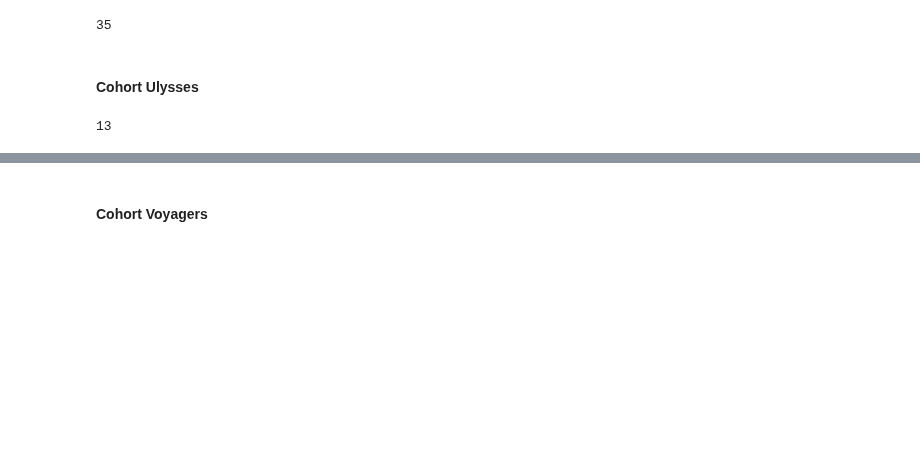
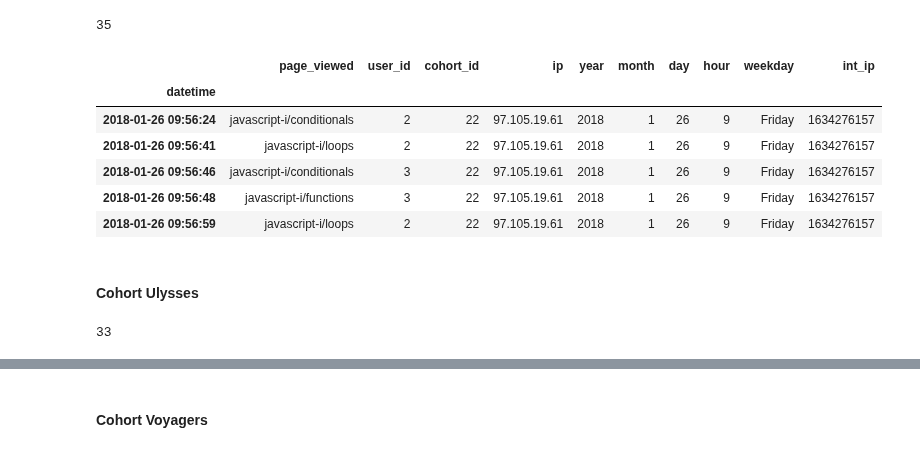
Before and after one commit to CSolitaire/anomaly-detection-exercises, a Jupyter notebook: anomaly_detection_mini_project.ipynb, the cells around one changed output, grey strips where cells are left out. Drawn from its saved outputs; the diff is of its cells as text; code cells hidden in the pictures; blank space fills up the shorter version.

```diff
--- a/anomaly_detection_mini_project.ipynb
+++ b/anomaly_detection_mini_project.ipynb
@@ -114,6 +135,16 @@ teddy = df[df.cohort_id == 22]
 len(teddy.user_id.unique())
 # %% [output]
 35
+# %%
+teddy.head()
+# %% [output]
+|  | page_viewed | user_id | cohort_id | ip | year | month | day | hour | weekday | int_ip |
+| datetime |  |  |  |  |  |  |  |  |  |  |
+| 2018-01-26 09:56:24 | javascript-i/conditionals | 2 | 22 | 97.105.19.61 | 2018 | 1 | 26 | 9 | Friday | 1634276157 |
+| 2018-01-26 09:56:41 | javascript-i/loops | 2 | 22 | 97.105.19.61 | 2018 | 1 | 26 | 9 | Friday | 1634276157 |
+| 2018-01-26 09:56:46 | javascript-i/conditionals | 3 | 22 | 97.105.19.61 | 2018 | 1 | 26 | 9 | Friday | 1634276157 |
+| 2018-01-26 09:56:48 | javascript-i/functions | 3 | 22 | 97.105.19.61 | 2018 | 1 | 26 | 9 | Friday | 1634276157 |
+| 2018-01-26 09:56:59 | javascript-i/loops | 2 | 22 | 97.105.19.61 | 2018 | 1 | 26 | 9 | Friday | 1634276157 |
 # %%
 # 23,Ulysses,2018-03-05,2018-07-19,2
 # test = explore.cohort_id(df,2018,3,5,10)
@@ -121,7 +152,7 @@ len(teddy.user_id.unique())
 # %% [markdown]
 #### Cohort Ulysses
 # %%
-ulysses = df[df.cohort_id == 17]
+ulysses = df[df.cohort_id == 23]
 len(ulysses.user_id.unique())
 # %% [output]
-13
+33
```
Also changed, not shown: parts of 52 cells of this notebook.
